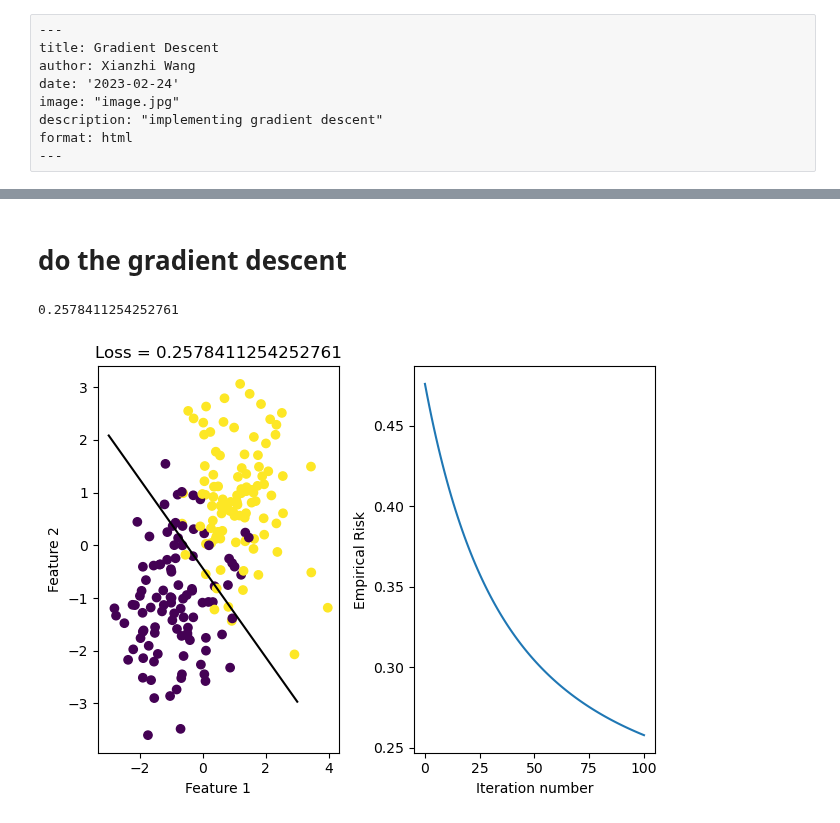
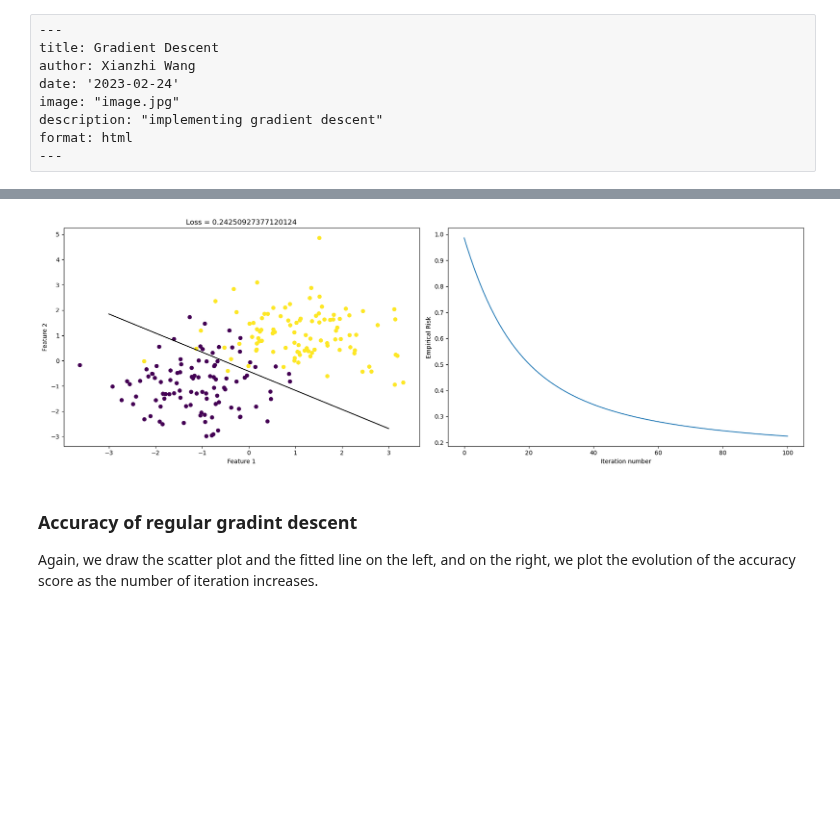
Before and after one commit to Xianzhiwang1/CS0451-page-site, a Jupyter notebook: posts/my-blog-post-02-gradient-descent/index.ipynb, the cells around one changed output, grey strips where cells are left out. Drawn from its saved outputs; the diff is of its cells as text; code cells hidden in the pictures; blank space fills up the shorter version.

```diff
--- a/posts/my-blog-post-02-gradient-descent/index.ipynb
+++ b/posts/my-blog-post-02-gradient-descent/index.ipynb
@@ -27,7 +38,10 @@ We start by importing the relavant libraries and creating some data points.
 # %%
 from sklearn.datasets import make_blobs
 from matplotlib import pyplot as plt
+plt.rcParams["figure.figsize"] = (18, 6)
+
 import numpy as np
+np.random.seed(42)
 np.seterr(all='ignore')
 
 # make the data
@@ -75,23 +85,20 @@ title = plt.gca().set_title(f"Loss = {loss}")
-# %% [markdown]
-# do the gradient descent
 # %%
-loss = logis.empirical_risk(X_, y, logis.logistic_loss, LR.w_)
-print(loss)
-
 fig, axarr = plt.subplots(1, 2)
 
 axarr[0].scatter(X[:,0], X[:,1], c = y)
-axarr[0].set(xlabel = "Feature 1", ylabel = "Feature 2", title = f"Loss = {loss}")
+axarr[0].set(xlabel = "Feature 1", ylabel = "Feature 2", title = f"Loss = {LR.last_loss}")
 
 f1 = np.linspace(-3, 3, 101)
 
 p = axarr[0].plot(f1, (LR.w_[2] - f1*LR.w_[0])/LR.w_[1], color = "black")
 
 axarr[1].plot(LR.loss_history)
 axarr[1].set(xlabel = "Iteration number", ylabel = "Empirical Risk")
 plt.tight_layout()
 # %% [output]
-0.2578411254252761
-[figure, old version]
+[figure, new version]
+# %% [markdown]
+### Accuracy of regular gradint descent
+Again, we draw the scatter plot and the fitted line on the left, and on the right, we plot the evolution of the accuracy score as the number of iteration increases.
 # %%
 myScore = LR.score(X_,y)
```
Also changed, not shown: parts of 20 cells of this notebook, 39 other files.
